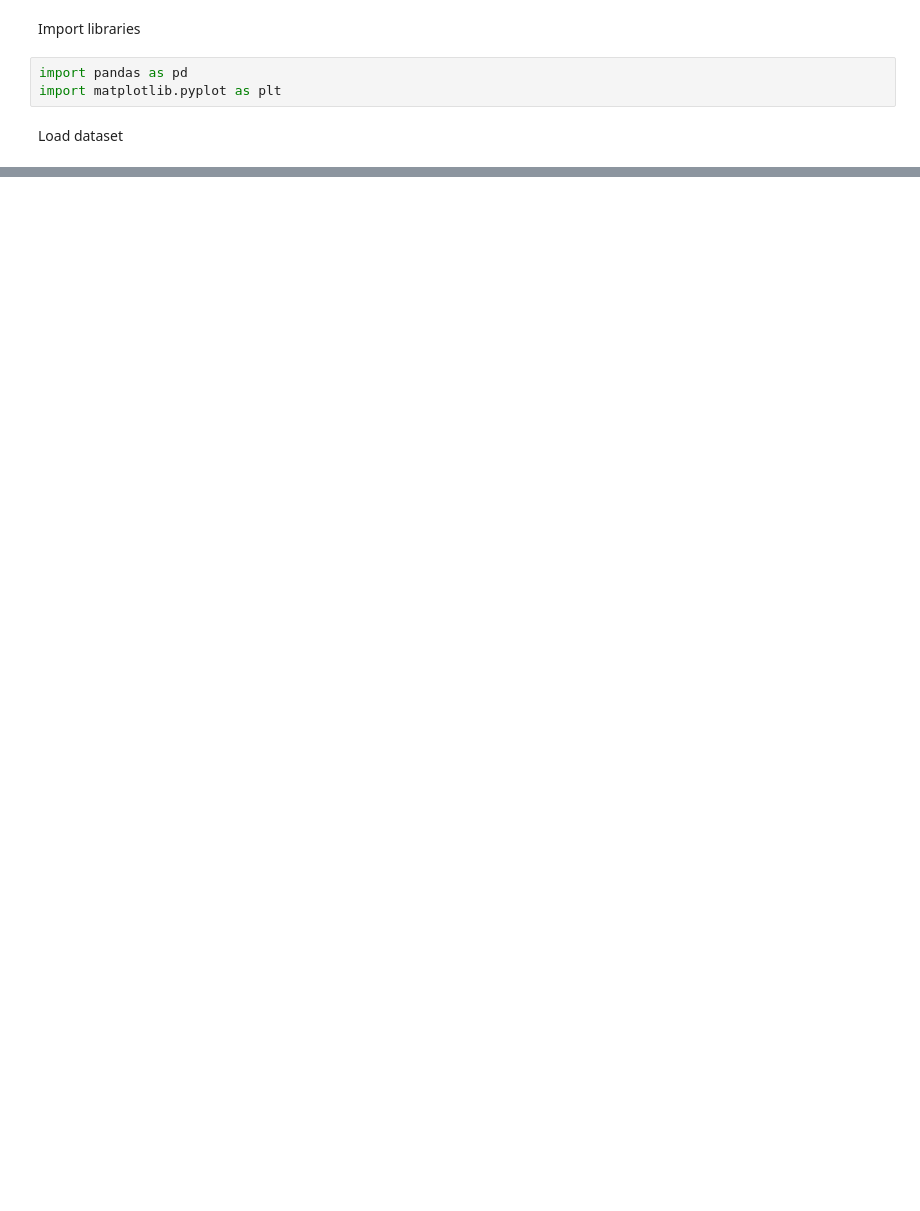
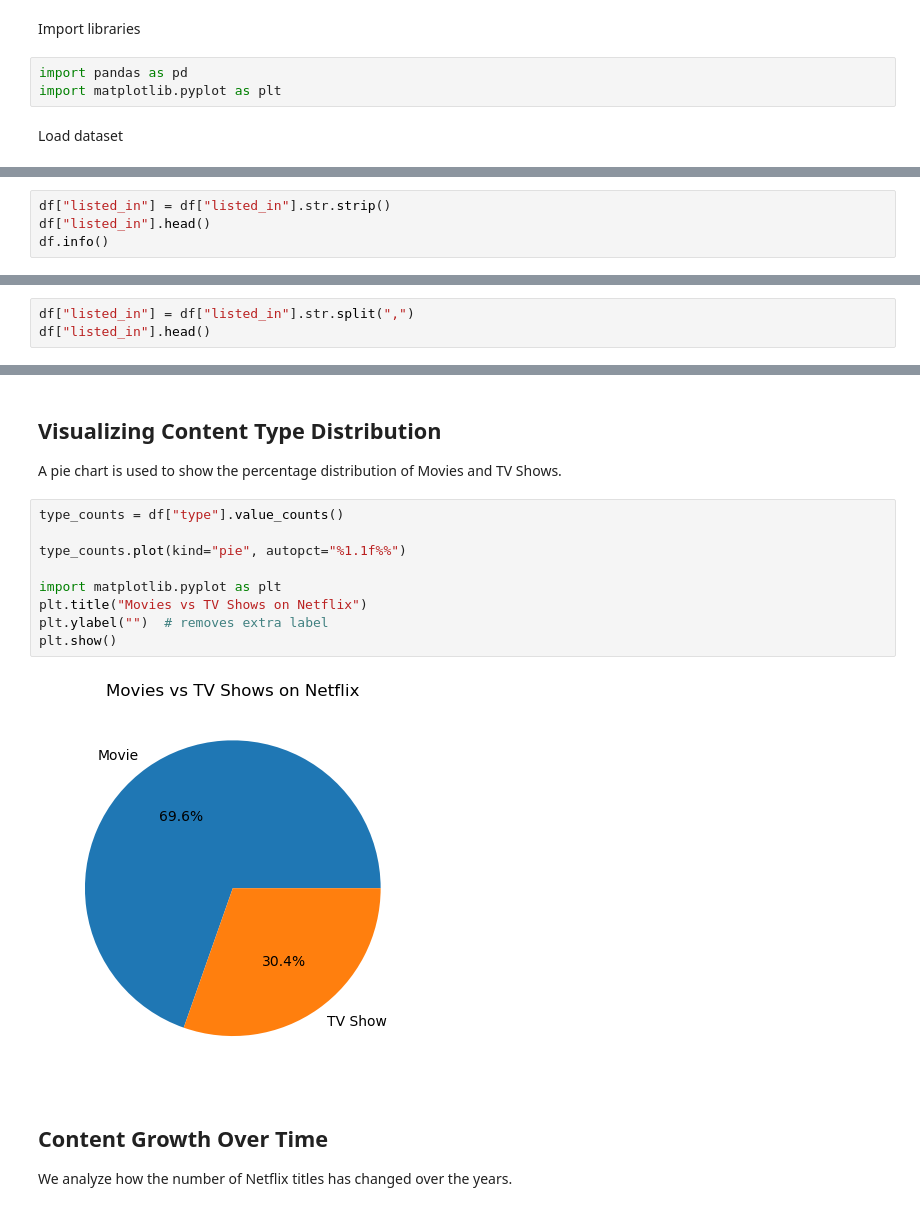
Before and after one commit to rafat-07/Netflix-Data-Analysis, a Jupyter notebook: netflix_analysis.ipynb, the cells around one changed output, grey strips where cells are left out. Saved outputs shown, nothing was run; the diff lists cells and outputs as text; blank space fills up the shorter version.

```diff
--- a/netflix_analysis.ipynb
+++ b/netflix_analysis.ipynb
@@ -17,0 +26,4 @@ df.head()
+# %%
+df["listed_in"] = df["listed_in"].str.strip()
+df["listed_in"].head()
+df.info()
@@ -17,0 +54,3 @@ df.head()
+# %%
+df["listed_in"] = df["listed_in"].str.split(",")
+df["listed_in"].head()
@@ -17,0 +131,19 @@ df.head()
+# %% [markdown]
+## Visualizing Content Type Distribution
+
+A pie chart is used to show the percentage distribution of Movies and TV Shows.
+# %%
+type_counts = df["type"].value_counts()
+
+type_counts.plot(kind="pie", autopct="%1.1f%%")
+
+import matplotlib.pyplot as plt
+plt.title("Movies vs TV Shows on Netflix")
+plt.ylabel("")  # removes extra label
+plt.show()
+# %% [output]
+[figure, added]
+# %% [markdown]
+## Content Growth Over Time
+
+We analyze how the number of Netflix titles has changed over the years.
```
Also changed, not shown: parts of 20 cells of this notebook.
